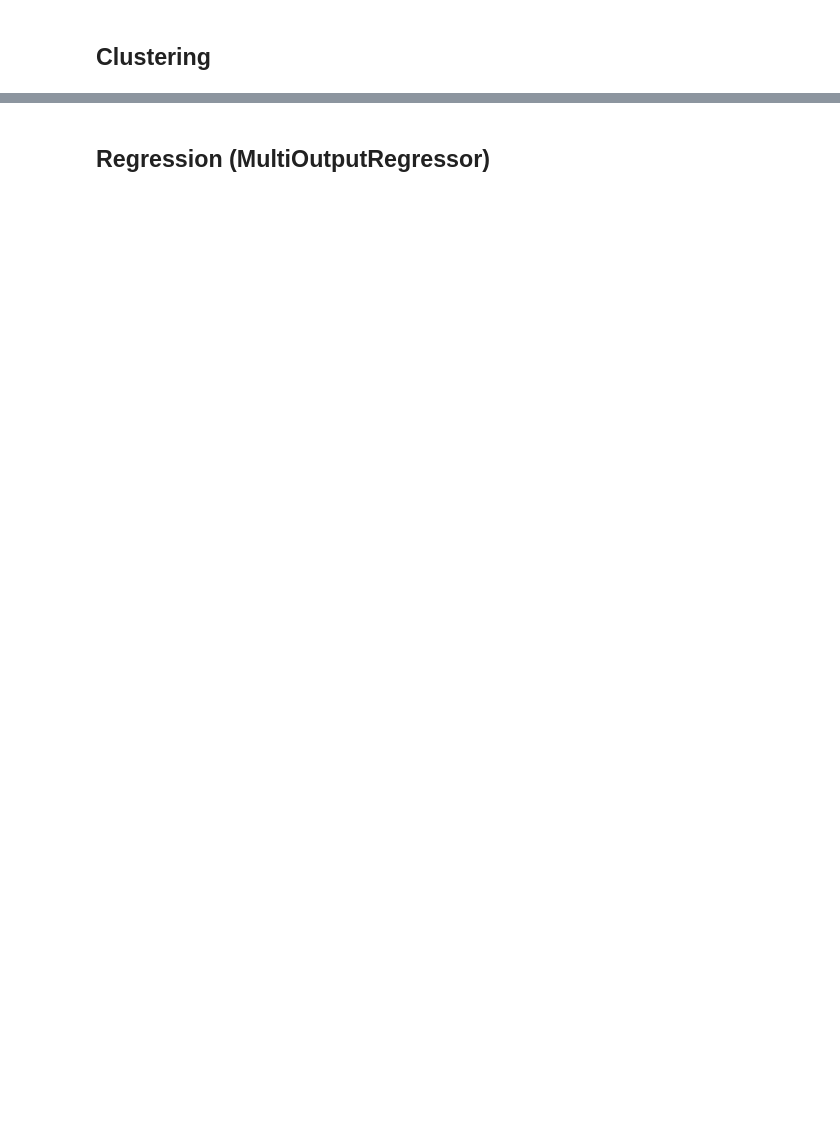
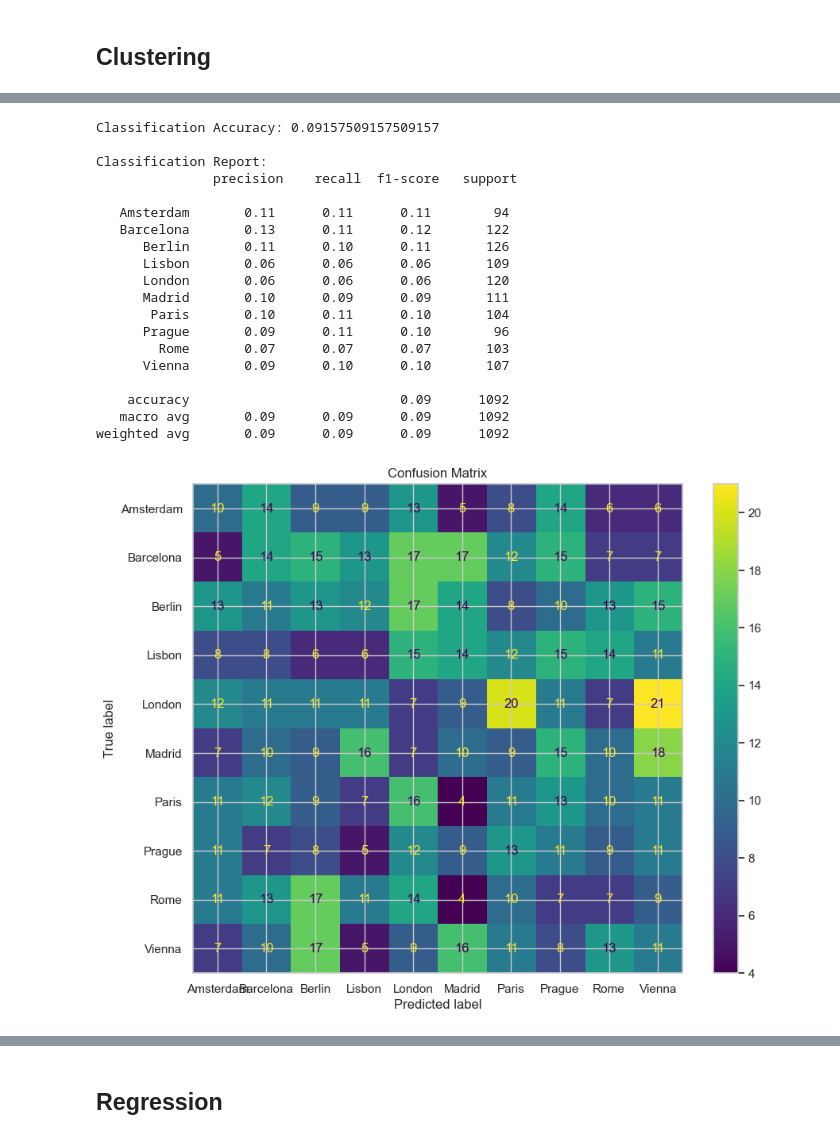
Before and after one commit to gabrielaaguiv5/ProjectI, a Jupyter notebook: notebooks/01_eda_overview.ipynb, the cells around one changed output, grey strips where cells are left out. Cells and saved outputs as stored; diff of their text form; code cells hidden in the pictures; blank space fills up the shorter version.

```diff
--- a/notebooks/01_eda_overview.ipynb
+++ b/notebooks/01_eda_overview.ipynb
@@ -667,0 +582,67 @@ Inputs: ['Avg_Burger/pizza shops', 'Avg_Dance clubs', 'Avg_View points'], Avg R
+# %%
+# Randomly select 3 input features
+random.seed(42)
+input_features = random.sample(list(features), 3)
+remaining_features = list(set(features) - set(input_features))
+
+# Train classifier to predict City
+X_class = df[input_features]
+y_class = df['City']
+X_train, X_test, y_train, y_test = train_test_split(X_class, y_class, test_size=0.2, random_state=42)
+clf = RandomForestClassifier(random_state=42)
+clf.fit(X_train, y_train)
+
+# Classification Evaluation
+y_pred = clf.predict(X_test)
+print("\nClassification Accuracy:", accuracy_score(y_test, y_pred))
+print("\nClassification Report:\n", classification_report(y_test, y_pred))
+
+# Confusion Matrix
+cm = confusion_matrix(y_test, y_pred, labels=clf.classes_)
+disp = ConfusionMatrixDisplay(confusion_matrix=cm, display_labels=clf.classes_)
+fig, ax = plt.subplots(figsize=(10, 8))
+disp.plot(ax=ax)
+plt.title("Confusion Matrix")
+plt.show()
+
+# Simulated input
+user_input = [[0.7, 0.6, 0.8]]
+predicted_city = clf.predict(user_input)[0]
+print(f"\nPredicted City (Classification): {predicted_city}")
+
+# Train regressors on remaining features within the predicted city group
+city_df = df[df['City'] == predicted_city]
+regressors = {}
+for col in remaining_features:
+    model = LinearRegression()
+    model.fit(city_df[input_features], city_df[col])
+    regressors[col] = model
+
+# Predict scores for remaining categories
+predicted_scores = {col: reg.predict(user_input)[0] for col, reg in regressors.items()}
+ranked_categories = sorted(predicted_scores.items(), key=lambda x: x[1], reverse=True)
+
+print("\nRecommended Categories (Classification-based Ranking):")
+for i, (cat, score) in enumerate(ranked_categories, 1):
+    print(f"{i}. {cat} - score: {score:.2f}")
+# %% [output]
+Classification Accuracy: 0.09157509157509157
+
+Classification Report:
+               precision    recall  f1-score   support
+
+   Amsterdam       0.11      0.11      0.11        94
+   Barcelona       0.13      0.11      0.12       122
+      Berlin       0.11      0.10      0.11       126
+      Lisbon       0.06      0.06      0.06       109
+      London       0.06      0.06      0.06       120
+      Madrid       0.10      0.09      0.09       111
+       Paris       0.10      0.11      0.10       104
+      Prague       0.09      0.11      0.10        96
+        Rome       0.07      0.07      0.07       103
+      Vienna       0.09      0.10      0.10       107
+
+    accuracy                           0.09      1092
+   macro avg       0.09      0.09      0.09      1092
+weighted avg       0.09      0.09      0.09      1092
+[figure, added]
@@ -668,2 +666,2 @@ Inputs: ['Avg_Burger/pizza shops', 'Avg_Dance clubs', 'Avg_View points'], Avg R
 # %% [markdown]
-## Regression (MultiOutputRegressor)
+## Regression
```
Also changed, not shown: parts of 30 cells of this notebook.
